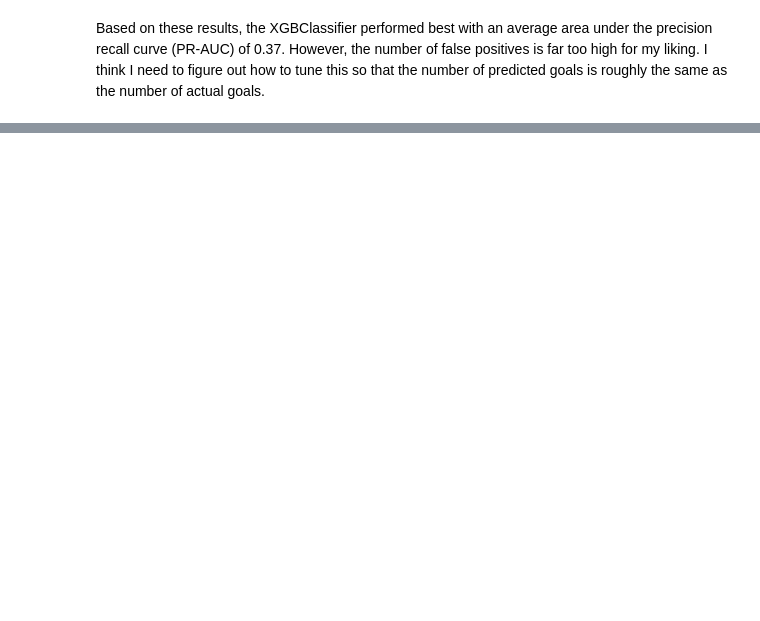
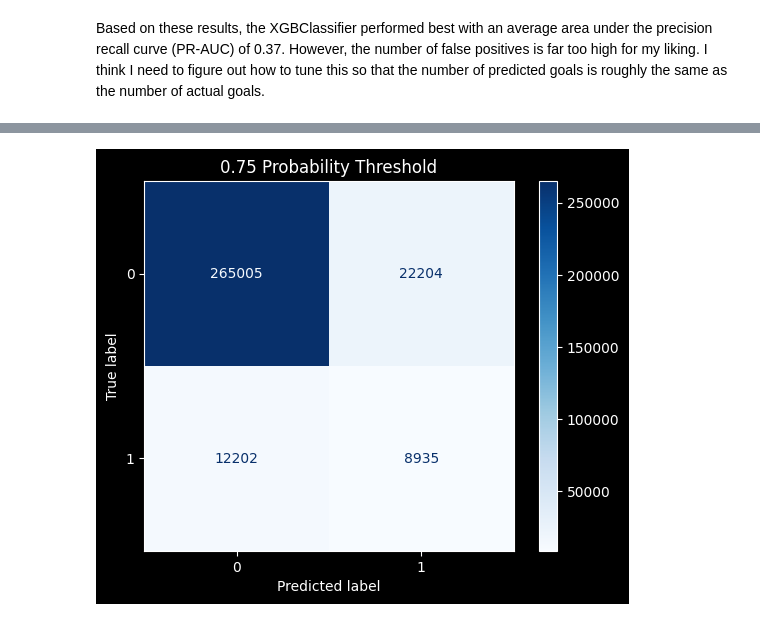
Before and after one commit to chrischoi7/nhl-shots, a Jupyter notebook: Modeling.ipynb, the cells around one changed output, grey strips where cells are left out. Drawn from its saved outputs; the diff is of its cells as text; code cells hidden in the pictures; blank space fills up the shorter version.

```diff
--- a/Modeling.ipynb
+++ b/Modeling.ipynb
@@ -490,0 +759,14 @@ print(cfm)
+# %%
+# Pred/prob for undersampling
+lgbm_us_pred = lgbm_us['best_estimator'].predict(X_test_encoded)
+lgbm_us_prob = lgbm_us['best_estimator'].predict_proba(X_test_encoded)[:, 1]
+# %%
+# Adjusting Thresholds
+y_pred = (lgbm_us_prob >= 0.7).astype(int)
+cfm = confusion_matrix(y_test, y_pred=y_pred)
+disp = ConfusionMatrixDisplay(cfm)
+disp.plot(cmap='Blues', values_format='d')
+plt.title('0.75 Probability Threshold')
+plt.show()
+# %% [output]
+[figure, added]
```
Also changed, not shown: parts of 67 cells of this notebook.
